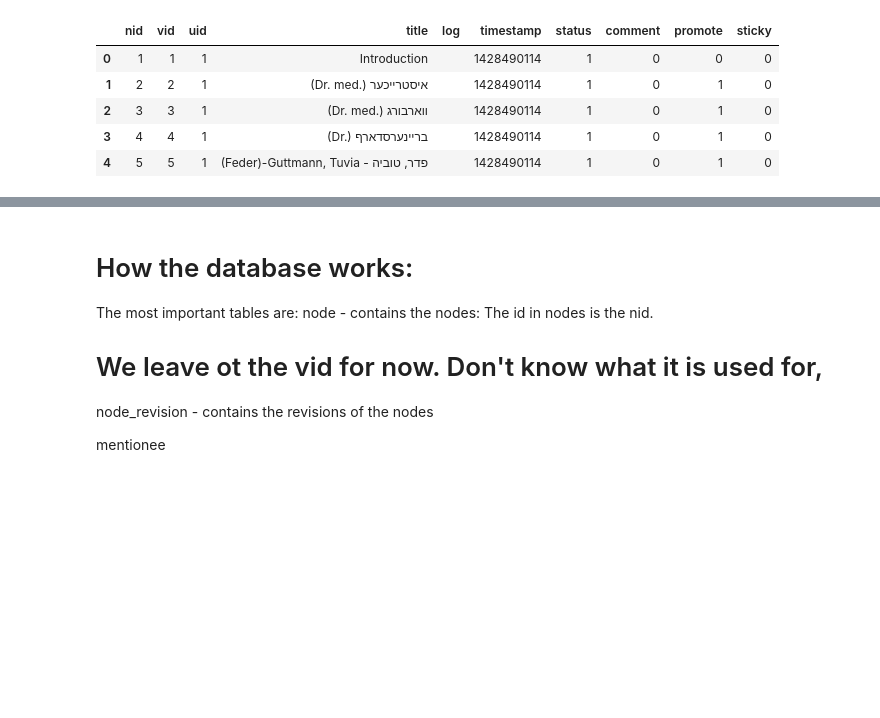
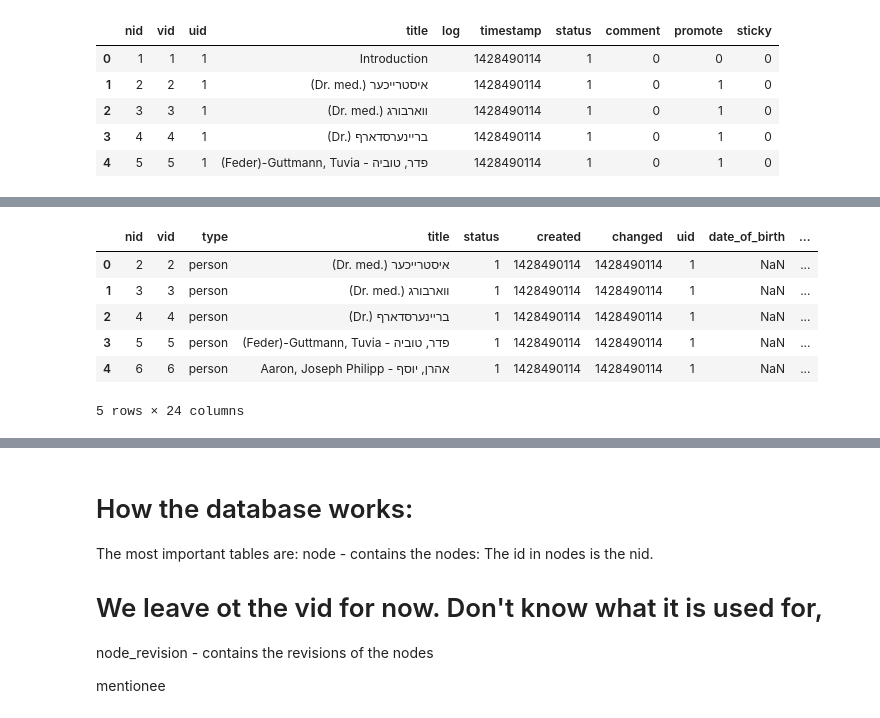
Before and after one commit to judaicalink/haskala, a Jupyter notebook: research/haskala.ipynb, the cells around one changed output, grey strips where cells are left out. Drawn from its saved outputs; the diff is of its cells as text; code cells hidden in the pictures; blank space fills up the shorter version.

```diff
--- a/research/haskala.ipynb
+++ b/research/haskala.ipynb
@@ -197,0 +1036,73 @@ Book:
+# %%
+import pandas as pd
+import re
+
+# 1. Basis: alle Nodes vom Typ 'person'
+persons = pd.read_sql(
+    """
+    SELECT nid, vid, type, title, status, created, changed, uid
+    FROM node
+    WHERE type = 'person'
+    """,
+    con=db_connection,
+)
+
+# 2. Metadaten nur für bundle 'person'
+persons_meta = bundle_field_meta[bundle_field_meta['bundle'] == 'person'].copy()
+
+# Nur echte Feld-Basen (ohne Duplikate)
+field_bases = sorted(persons_meta['field_base'].unique())
+
+print("Felder für bundle 'person':", len(field_bases))
+
+for field_base in field_bases:
+    # z.B. field_base = 'field_german_name'
+    subset = persons_meta[persons_meta['field_base'] == field_base]
+
+    # welche Tabelle?
+    table_name = subset['storage_table'].iloc[0]
+    field_columns = subset['field_column'].unique().tolist()
+
+    print(f"  -> Merge {field_base} aus {table_name} ({', '.join(field_columns)})")
+
+    # 3. Feld-Tabelle lesen
+    # Wir nehmen:
+    # - entity_type = 'node'
+    # - bundle = 'person'
+    # - deleted = 0
+    # - delta = 0 (erste Ausprägung)
+    # - Sprache: bevorzugt 'und' / 'de' / 'en'
+    sql = f"""
+    SELECT entity_id AS nid, {", ".join(field_columns)}
+    FROM {table_name}
+    WHERE entity_type = 'node'
+      AND bundle = 'person'
+      AND deleted = 0
+      AND delta = 0
+    """
+    field_df = pd.read_sql(sql, con=db_connection)
+
+    # Merge auf Basis 'nid'
+    persons = persons.merge(field_df, on='nid', how='left')
+
+print("Gesamte Personentabelle hat Spalten:", len(persons.columns))
+
+# 4. Spalten sinnvoll umbenennen (optional)
+# z.B. field_german_name_value -> german_name
+rename_map = {}
+for col in persons.columns:
+    if col.startswith("field_"):
+        new = col
+        # field_ vorweg weg
+        new = re.sub(r"^field_", "", new)
+        # typische Suffixe wegnehmen
+        new = re.sub(r"_value$", "", new)
+        # *_tid, *_target_id, *_fid lassen wir erkennbar
+        rename_map[col] = new
+
+persons = persons.rename(columns=rename_map)
+
+# 5. Exportieren
+persons.to_csv("export/persons_for_django.csv", index=False)
+persons.head()
+# %% [output]
@@ -197,0 +1127,7 @@ Book:
+|  | nid | vid | type | title | status | created | changed | uid | date_of_birth | ... |
+| 0 | 2 | 2 | person | (Dr. med.) איסטרייכער | 1 | 1428490114 | 1428490114 | 1 | NaN | ... |
+| 1 | 3 | 3 | person | (Dr. med.) ווארבורג | 1 | 1428490114 | 1428490114 | 1 | NaN | ... |
+| 2 | 4 | 4 | person | (Dr.) בריינערסדארף | 1 | 1428490114 | 1428490114 | 1 | NaN | ... |
+| 3 | 5 | 5 | person | (Feder)-Guttmann, Tuvia - פדר, טוביה | 1 | 1428490114 | 1428490114 | 1 | NaN | ... |
+| 4 | 6 | 6 | person | Aaron, Joseph Philipp - אהרן, יוסף | 1 | 1428490114 | 1428490114 | 1 | NaN | ... |
+5 rows × 24 columns
```
Also changed, not shown: parts of 136 cells of this notebook.
